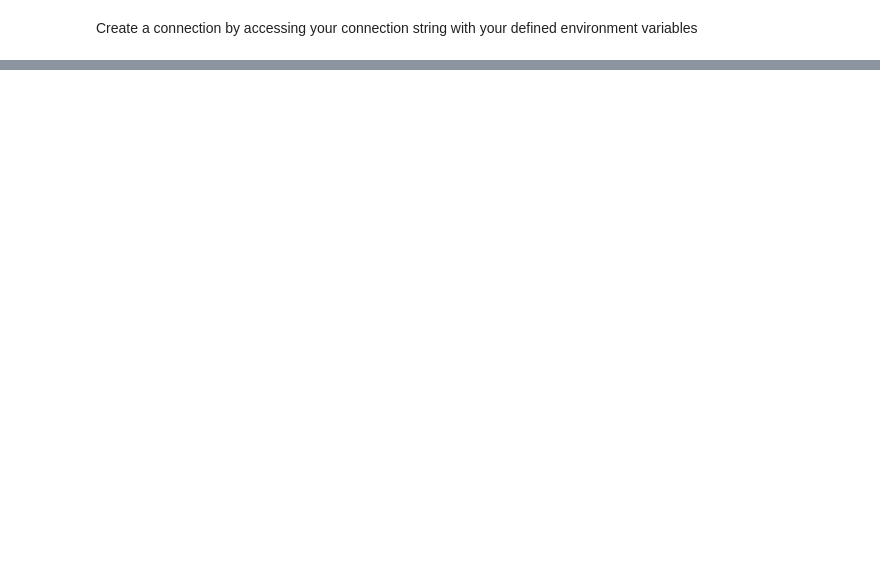
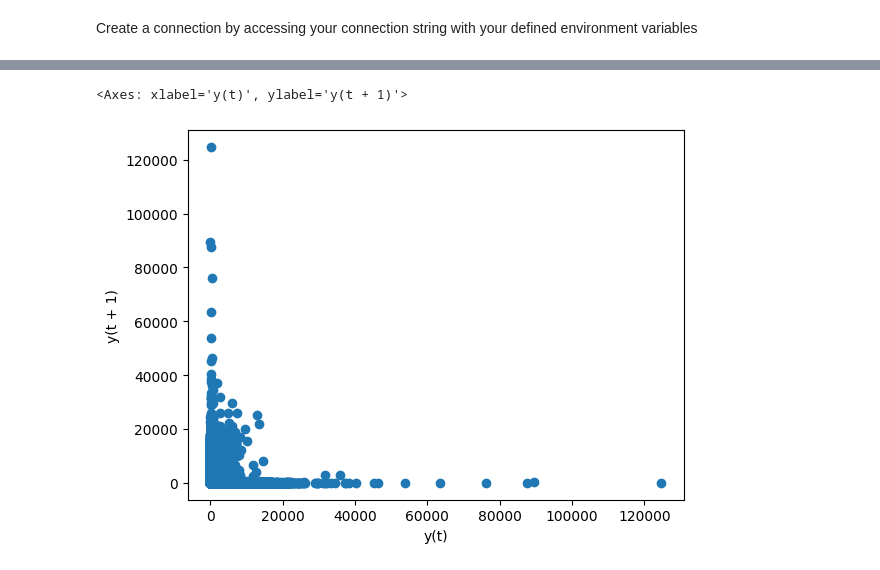
Before and after one commit to Baakwa/ML_Regression_Models, a Jupyter notebook: rm_notebook.ipynb, the cells around one changed output, grey strips where cells are left out. Cells and saved outputs as stored; diff of their text form; code cells hidden in the pictures; blank space fills up the shorter version.

```diff
--- a/rm_notebook.ipynb
+++ b/rm_notebook.ipynb
@@ -70,0 +176,8 @@ Table3.head()
+# %%
+# Extracting ZIP file
+with zipfile.ZipFile('C:/Users/baakw/Downloads/store-sales-forecasting.zip', 'r') as zip_ref:
+    zip_ref.extractall('extracted_folder')
+
+# Read individual CSV files
+train_data = pd.read_csv('extracted_folder/train.csv')
+transactions_data = pd.read_csv('extracted_folder/transactions.csv')
@@ -70,0 +471,5 @@ Table3.head()
+# %%
+pd.plotting.lag_plot(train_data['sales'], lag=1)
+# %% [output]
+<Axes: xlabel='y(t)', ylabel='y(t + 1)'>
+[figure, added]
```
Also changed, not shown: parts of 103 cells of this notebook.
